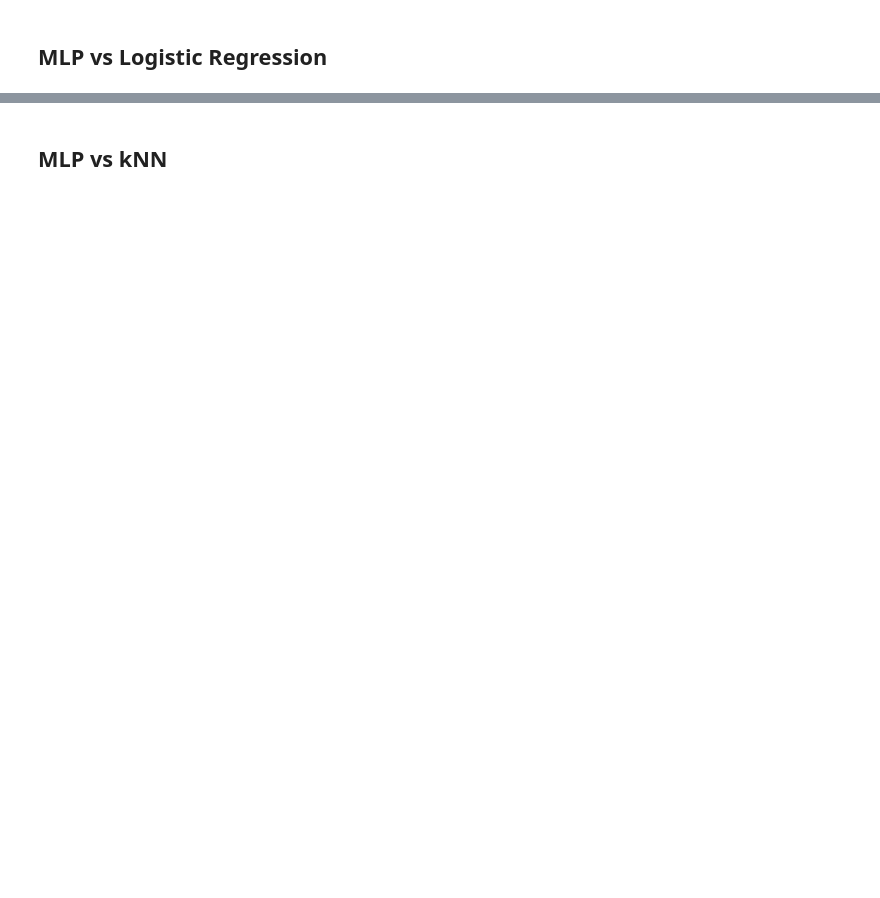
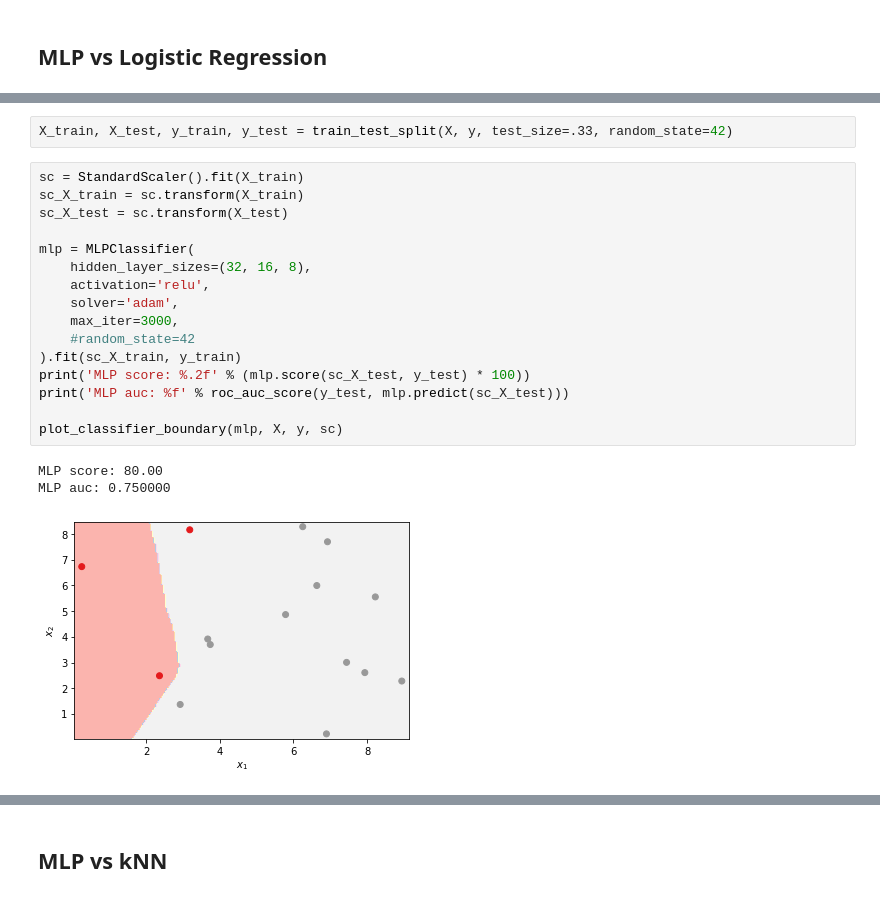
Before and after one commit to MBorgesT/ML_Assignment, a Jupyter notebook: matheus_draft.ipynb, the cells around one changed output, grey strips where cells are left out. Saved outputs shown, nothing was run; the diff lists cells and outputs as text; blank space fills up the shorter version.

```diff
--- a/matheus_draft.ipynb
+++ b/matheus_draft.ipynb
@@ -15,0 +39,22 @@ warnings.simplefilter(action='ignore', category=FutureWarning)
+# %%
+X_train, X_test, y_train, y_test = train_test_split(X, y, test_size=.33, random_state=42)
+# %%
+sc = StandardScaler().fit(X_train)
+sc_X_train = sc.transform(X_train)
+sc_X_test = sc.transform(X_test)
+
+mlp = MLPClassifier(
+    hidden_layer_sizes=(32, 16, 8),
+    activation='relu',
+    solver='adam',
+    max_iter=3000,
+    #random_state=42
+).fit(sc_X_train, y_train)
+print('MLP score: %.2f' % (mlp.score(sc_X_test, y_test) * 100))
+print('MLP auc: %f' % roc_auc_score(y_test, mlp.predict(sc_X_test)))
+
+plot_classifier_boundary(mlp, X, y, sc)
+# %% [output]
+MLP score: 80.00
+MLP auc: 0.750000
+[figure, added]
```
Also changed, not shown: parts of 20 cells of this notebook, 1 other file.
